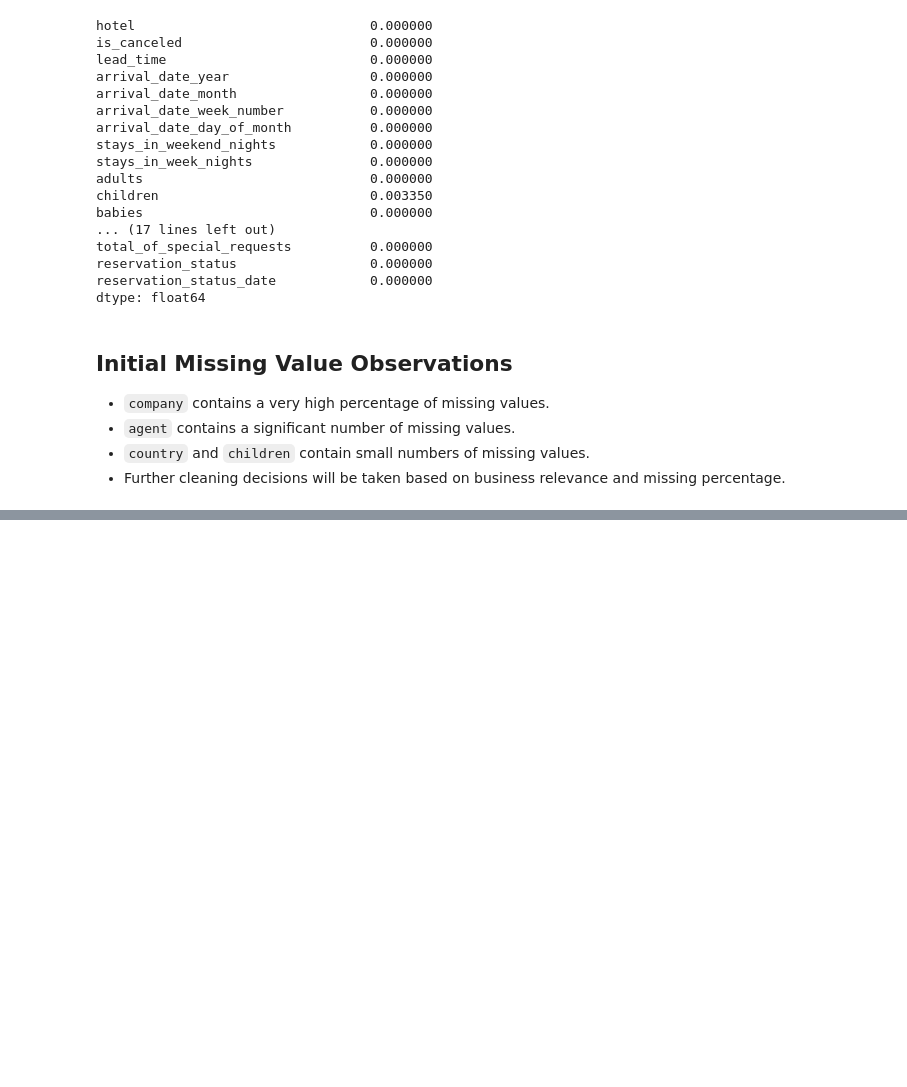
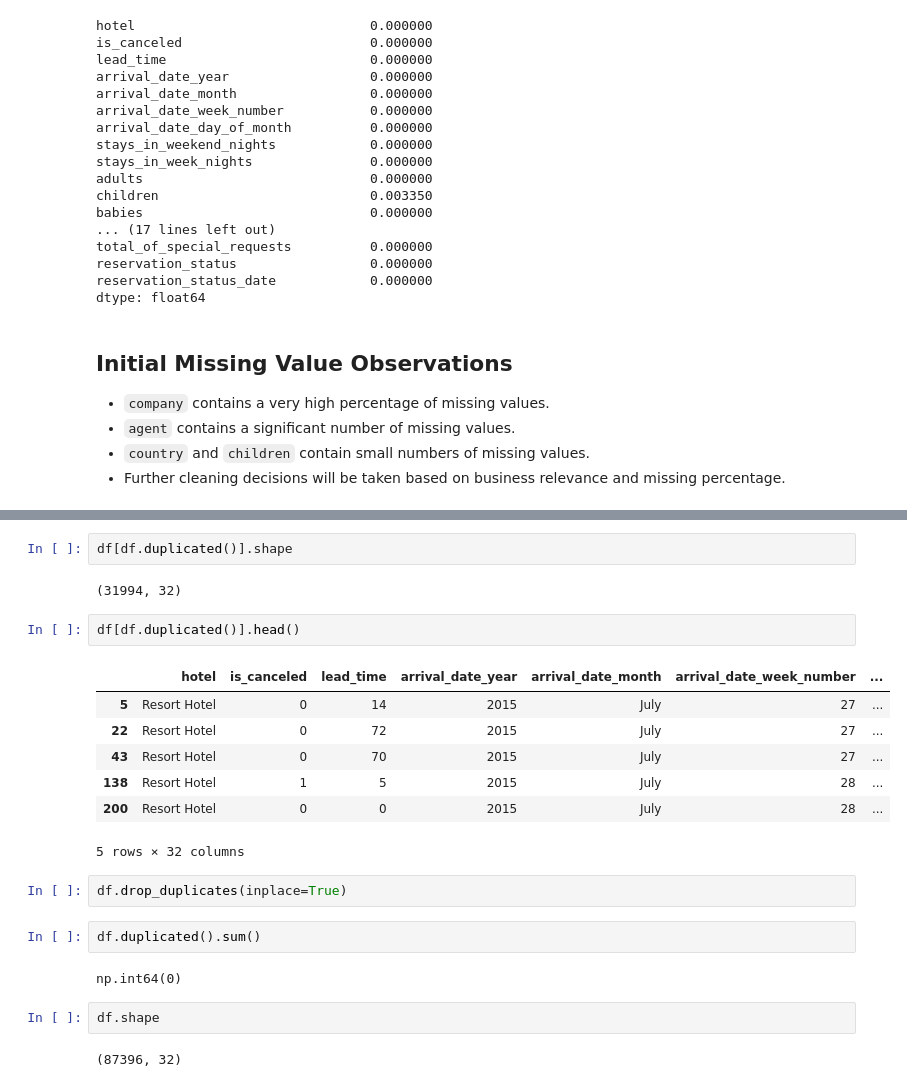
Before and after one commit to AyushiDhimmar/infotact-Project_2_Hospitality_Analytics, a Jupyter notebook: notebooks/01_data_cleaning.ipynb, the cells around one changed output, grey strips where cells are left out. Cells and saved outputs as stored; diff of their text form; blank space fills up the shorter version.

Commit message:
data-clean: analyzed and removed duplicate records

```diff
--- a/notebooks/01_data_cleaning.ipynb
+++ b/notebooks/01_data_cleaning.ipynb
@@ -98,0 +114,24 @@ dtype: float64
+# %%
+df[df.duplicated()].shape
+# %% [output]
+(31994, 32)
+# %%
+df[df.duplicated()].head()
+# %% [output]
+|  | hotel | is_canceled | lead_time | arrival_date_year | arrival_date_month | arrival_date_week_number | ... |
+| 5 | Resort Hotel | 0 | 14 | 2015 | July | 27 | ... |
+| 22 | Resort Hotel | 0 | 72 | 2015 | July | 27 | ... |
+| 43 | Resort Hotel | 0 | 70 | 2015 | July | 27 | ... |
+| 138 | Resort Hotel | 1 | 5 | 2015 | July | 28 | ... |
+| 200 | Resort Hotel | 0 | 0 | 2015 | July | 28 | ... |
+5 rows × 32 columns
+# %%
+df.drop_duplicates(inplace=True)
+# %%
+df.duplicated().sum()
+# %% [output]
+np.int64(0)
+# %%
+df.shape
+# %% [output]
+(87396, 32)
```
Also changed, not shown: parts of 5 cells of this notebook.
